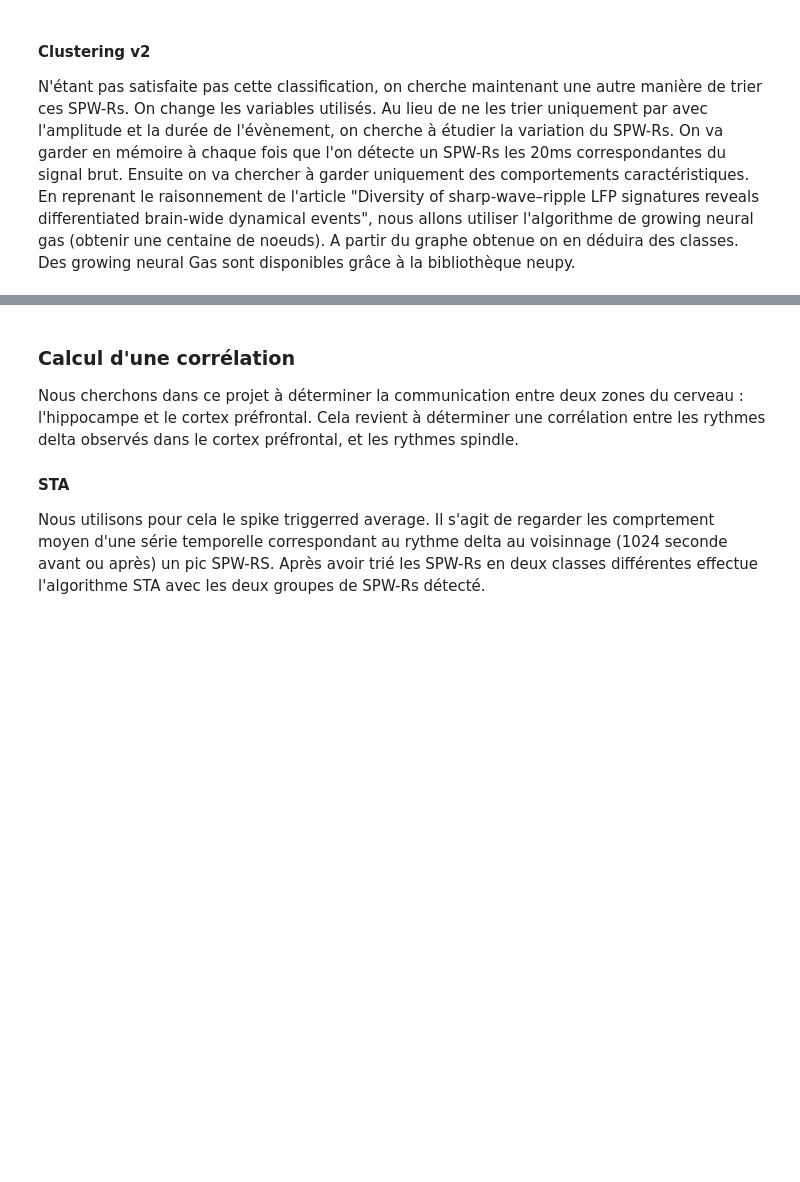
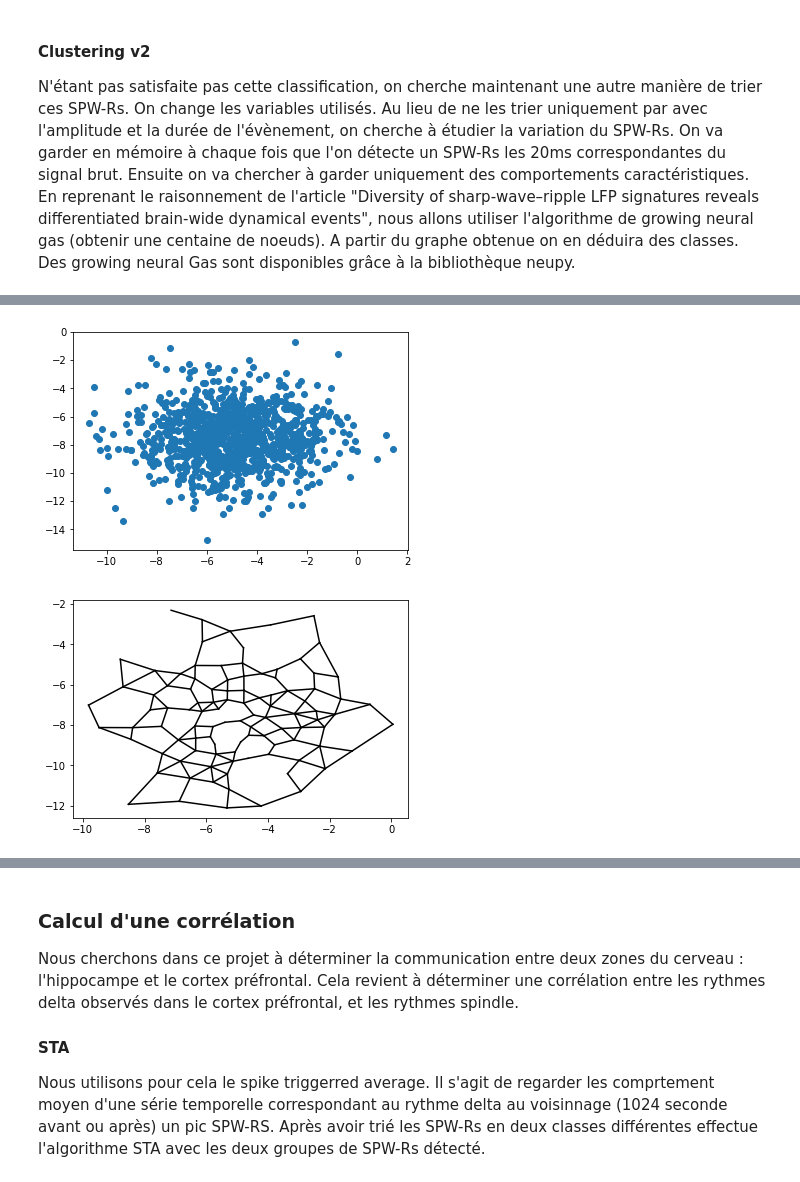
Before and after one commit to irisdum/Projet_Correlation_sharpw_delta, a Jupyter notebook: Clean_analyse.ipynb, the cells around one changed output, grey strips where cells are left out. Saved outputs shown, nothing was run; the diff lists cells and outputs as text; code cells hidden in the pictures; blank space fills up the shorter version.

```diff
--- a/Clean_analyse.ipynb
+++ b/Clean_analyse.ipynb
@@ -135,0 +139,24 @@ $E_r=(E_f+E_q)/2$
+# %%
+from sklearn.datasets import make_blobs, make_moons
+from neupy import algorithms
+from ClusterGNG import *
+import io
+import sys
+
+x,y = make_blobs(n_samples=1000, n_features=2,centers=1,cluster_std=2)
+plt.scatter(*x.T,marker='o')
+plt.show()
+text_trap = io.StringIO()
+sys.stdout = text_trap
+neural_gas = algorithms.competitive.growing_neural_gas.GrowingNeuralGas(n_inputs=2,shuffle_data=True,verbose=True, max_edge_age=10, n_iter_before_neuron_added=50,max_nodes=100)
+
+neural_gas.train(x,epochs=100)
+# now restore stdout function
+sys.stdout = sys.__stdout__
+plt.figure()
+
+draw_graph(neural_gas.graph)
+plt.show()
+# %% [output]
+[figure, added]
+[figure, added]
```
Also changed, not shown: parts of 8 cells of this notebook, 4 other files.
